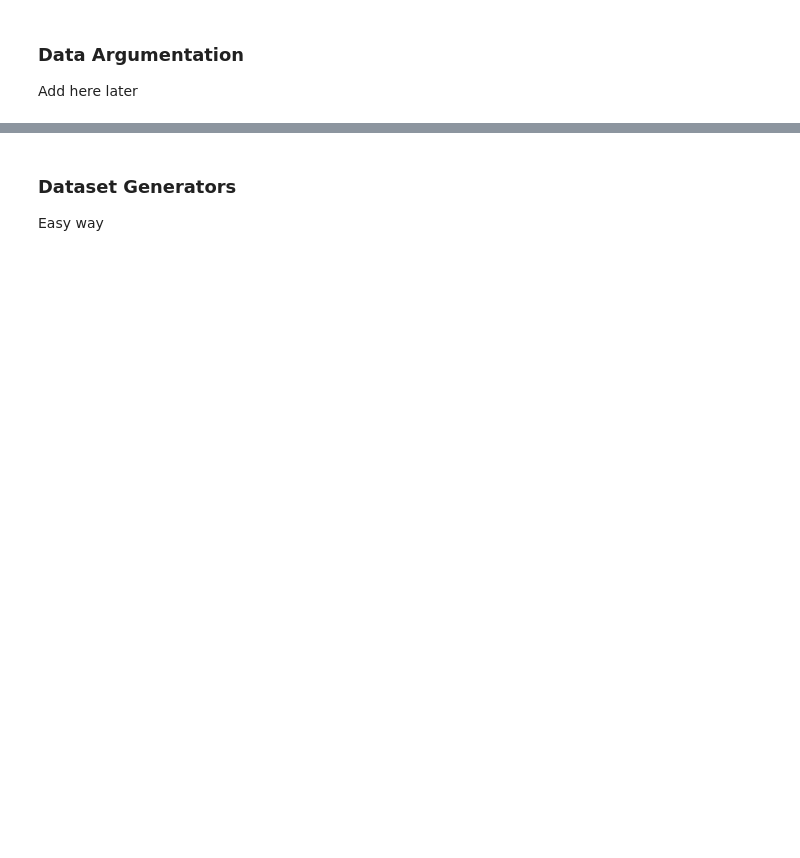
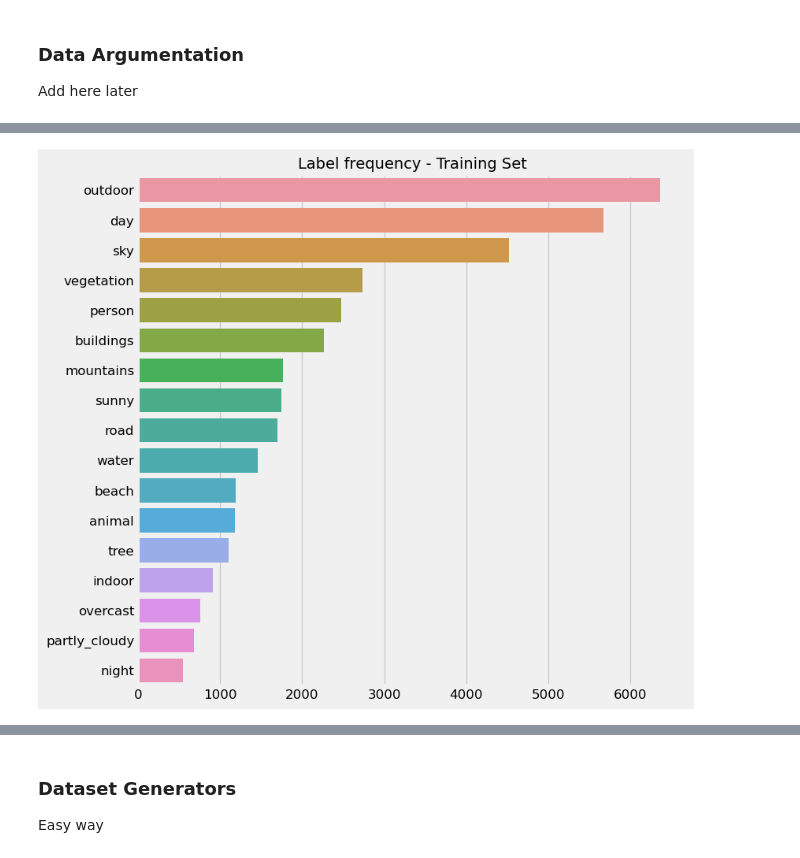
Before and after one commit to lsromao/MachineLearningProject, a Jupyter notebook: ML Final Project.ipynb, the cells around one changed output, grey strips where cells are left out. Cells and saved outputs as stored; diff of their text form; code cells hidden in the pictures; blank space fills up the shorter version.

```diff
--- a/ML Final Project.ipynb
+++ b/ML Final Project.ipynb
@@ -88,23 +127,24 @@ test_df = filter_images(test_df)
 # %%
-labels_freq = []
+def plot():
+    labels_freq = []
 
-for column in train_df:
-    if train_df[column].name != 'file_name' and train_df[column].name != 'classes':
-        labels_freq.append(
-            [train_df[column].name,
-             train_df[column].value_counts()[1]
-            ])
+    for column in train_df:
+        if train_df[column].name != 'file_name' and train_df[column].name != 'classes':
+            labels_freq.append(
+                [train_df[column].name,
+                 train_df[column].value_counts()[1]
+                ])
 
-df_labels_freq = pd.DataFrame(labels_freq, columns = ['Label', 'Count']).sort_values(by=['Count'], ascending=False)
+    df_labels_freq = pd.DataFrame(labels_freq, columns = ['Label', 'Count']).sort_values(by=['Count'], ascending=False)
 
 
-# Bar plot
-style.use("fivethirtyeight")
-plt.figure(figsize=(8,8))
-sns.barplot(y=df_labels_freq.Label, x=df_labels_freq.Count)
-plt.title("Label frequency - Training Set", fontsize=14)
-plt.xlabel("")
-plt.ylabel("")
-plt.xticks(fontsize=12)
-plt.yticks(fontsize=12)
-plt.show()
+    # Bar plot
+    style.use("fivethirtyeight")
+    plt.figure(figsize=(8,8))
+    sns.barplot(y=df_labels_freq.Label, x=df_labels_freq.Count)
+    plt.title("Label frequency - Training Set", fontsize=14)
+    plt.xlabel("")
+    plt.ylabel("")
+    plt.xticks(fontsize=12)
+    plt.yticks(fontsize=12)
+    plt.show()
@@ -171,0 +291,4 @@ val_ds = create_dataset(X_val, list(y_val))
+# %%
+plot()
+# %% [output]
+[figure, added]
```
Also changed, not shown: parts of 52 cells of this notebook.
